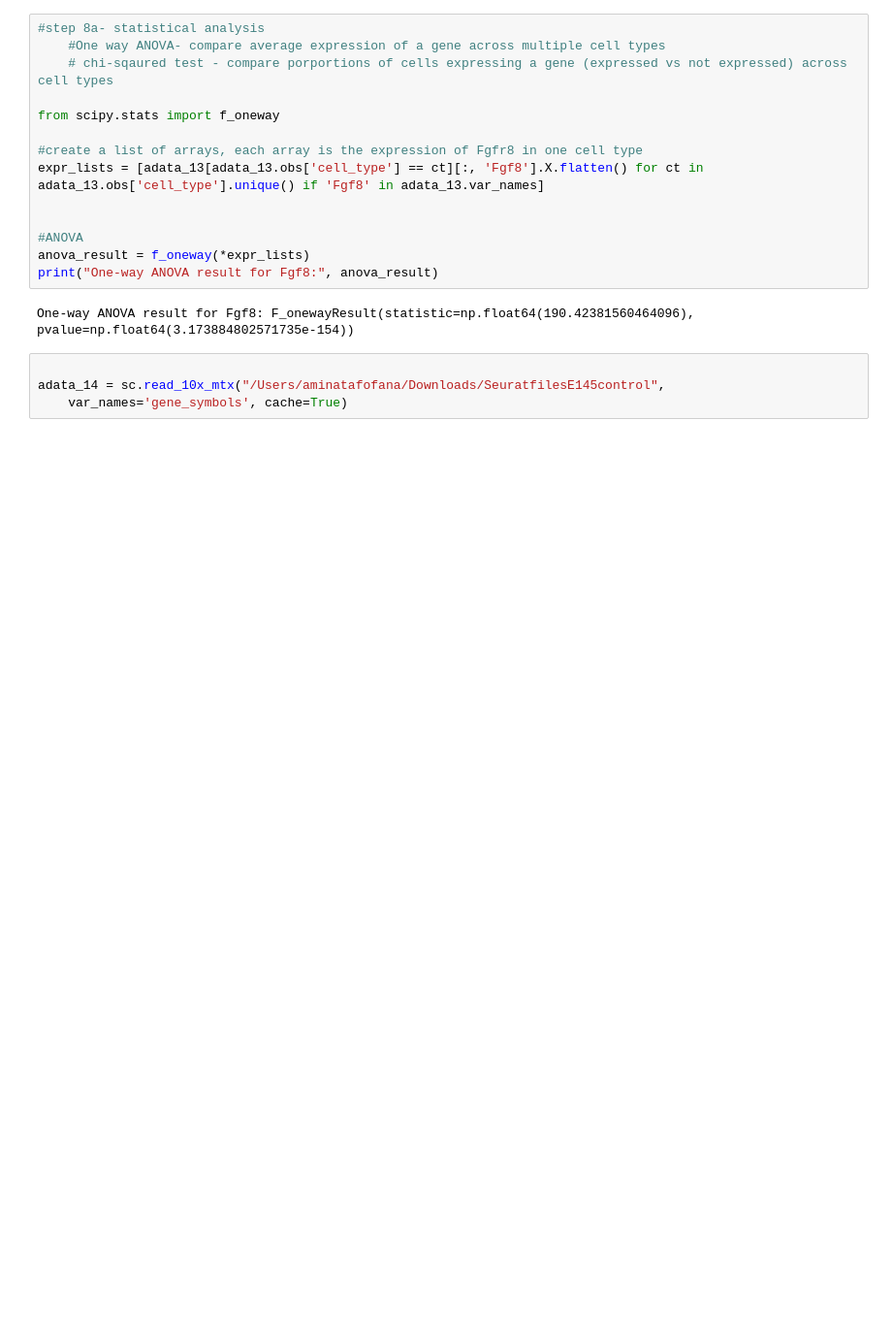
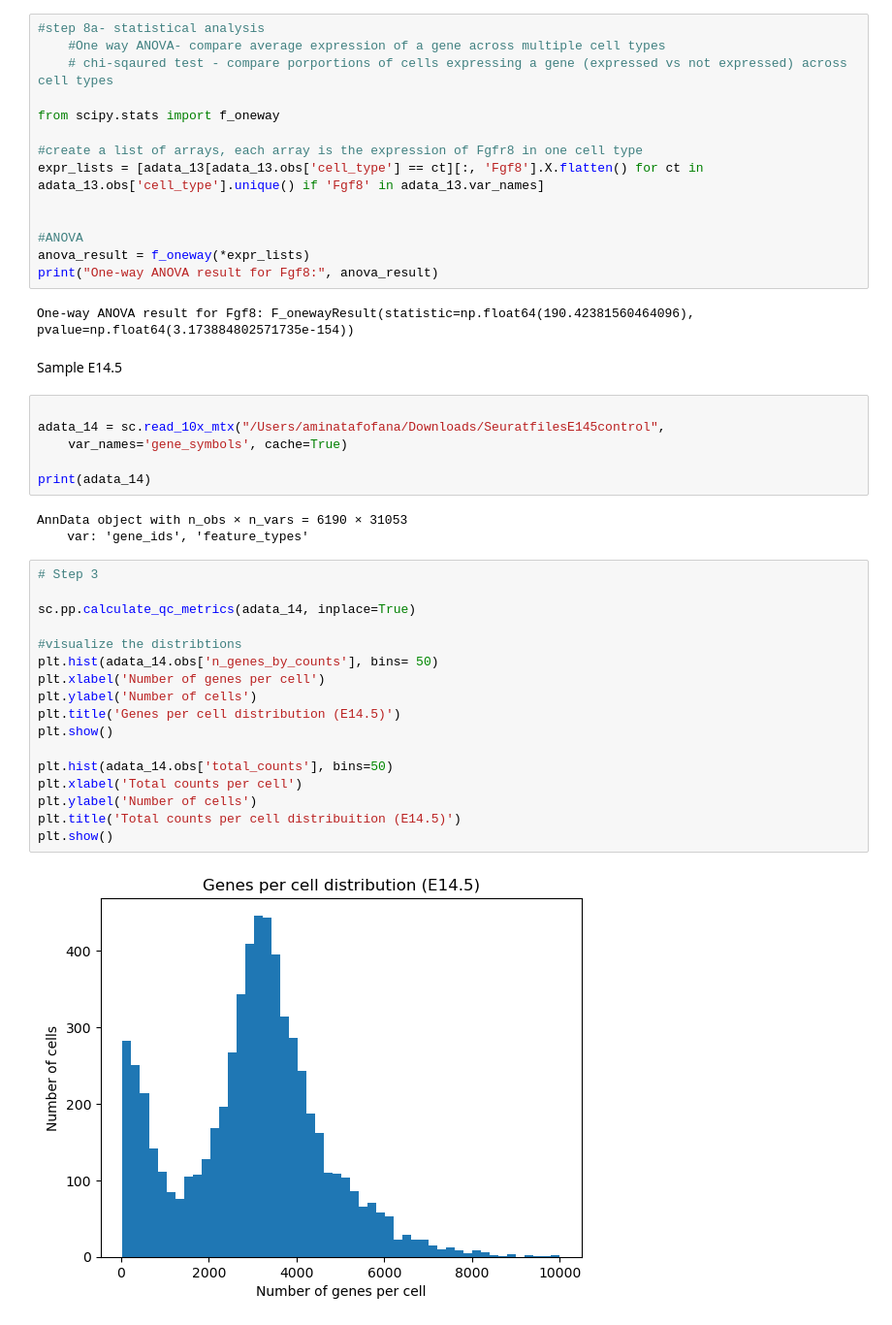
Before and after one commit to aminatanf/abio558-fall2025, a Jupyter notebook: Project-Updated.ipynb, the cells around one changed output. Shown at 97% size. Drawn from its saved outputs; the diff is of its cells as text; blank space fills up the shorter version.

```diff
--- a/Project-Updated.ipynb
+++ b/Project-Updated.ipynb
@@ -682,7 +340,33 @@ anova_result = f_oneway(*expr_lists)
 print("One-way ANOVA result for Fgf8:", anova_result)
 # %% [output]
 One-way ANOVA result for Fgf8: F_onewayResult(statistic=np.float64(190.42381560464096), pvalue=np.float64(3.173884802571735e-154))
+# %% [markdown]
+Sample E14.5
 # %%
 
 adata_14 = sc.read_10x_mtx("/Users/aminatafofana/Downloads/SeuratfilesE145control",
     var_names='gene_symbols', cache=True)
+
+print(adata_14)
+# %% [output]
+AnnData object with n_obs × n_vars = 6190 × 31053
+    var: 'gene_ids', 'feature_types'
+# %%
+# Step 3
+
+sc.pp.calculate_qc_metrics(adata_14, inplace=True)
+
+#visualize the distribtions
+plt.hist(adata_14.obs['n_genes_by_counts'], bins= 50)
+plt.xlabel('Number of genes per cell')
+plt.ylabel('Number of cells')
+plt.title('Genes per cell distribution (E14.5)')
+plt.show()
+
+plt.hist(adata_14.obs['total_counts'], bins=50)
+plt.xlabel('Total counts per cell')
+plt.ylabel('Number of cells')
+plt.title('Total counts per cell distribuition (E14.5)')
+plt.show()
+# %% [output]
+[figure, added]
```
Also changed, not shown: parts of 44 cells of this notebook.
